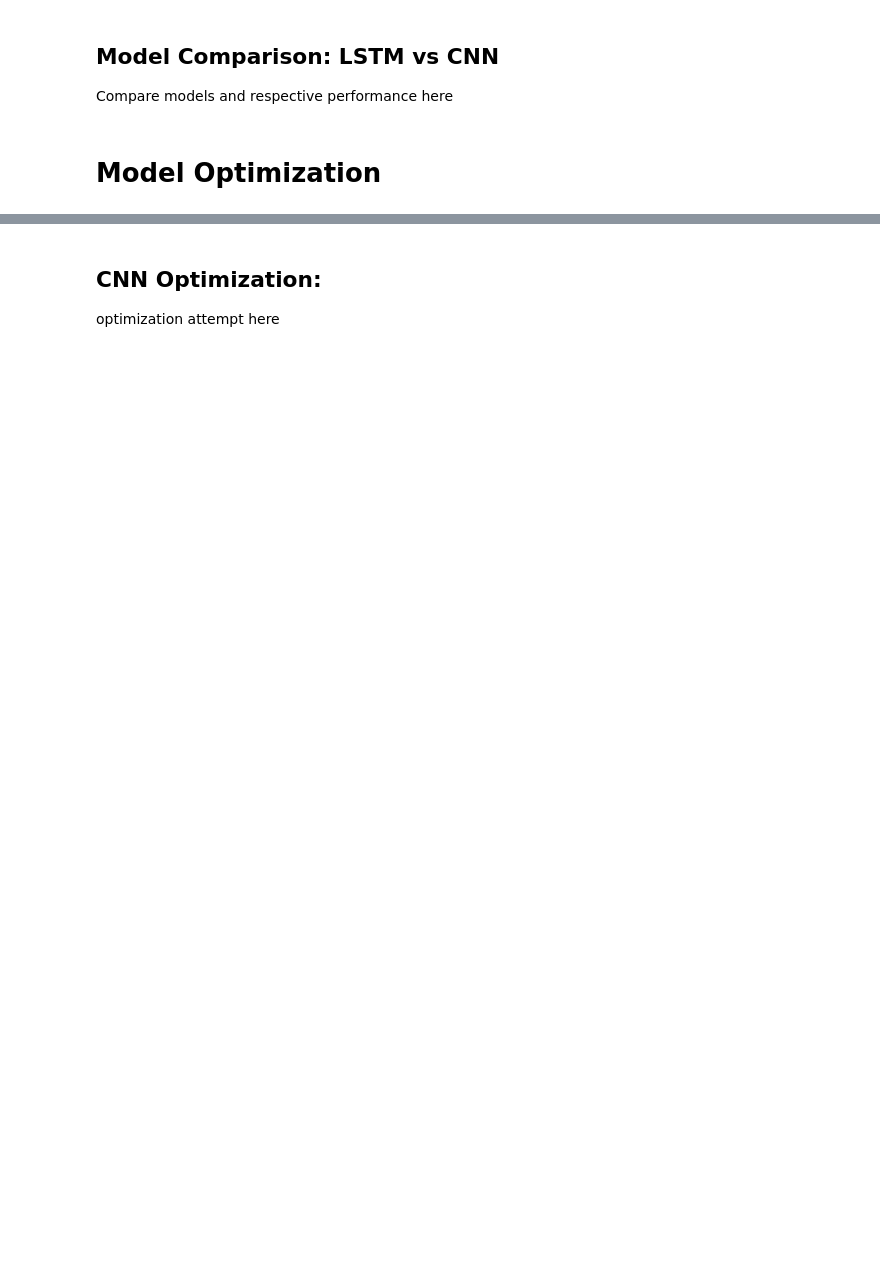
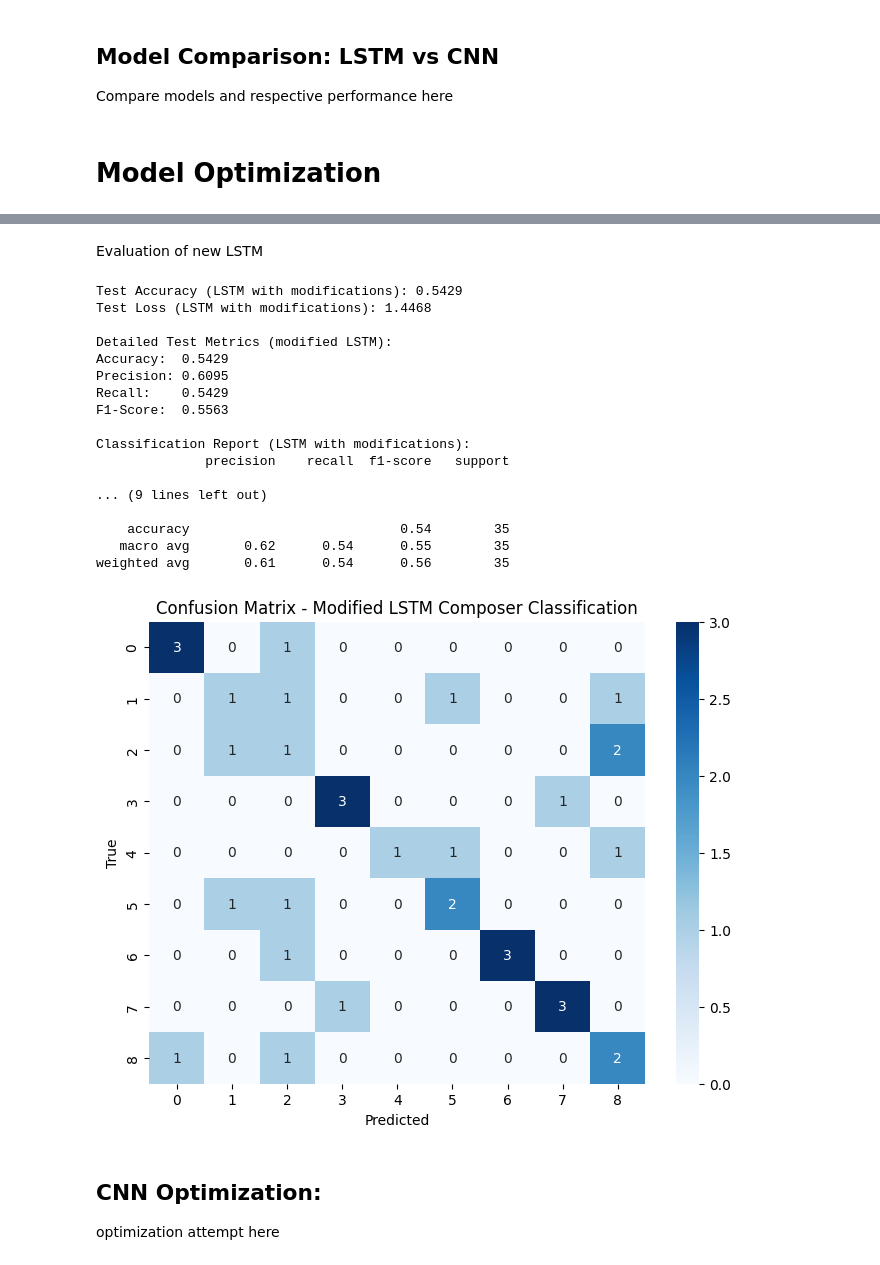
Before and after one commit to amarchini5339/AAI-511-group7, a Jupyter notebook: notebooks/Notebook-Team_7.ipynb, the cells around one changed output, grey strips where cells are left out. Drawn from its saved outputs; the diff is of its cells as text; code cells hidden in the pictures; blank space fills up the shorter version.

```diff
--- a/notebooks/Notebook-Team_7.ipynb
+++ b/notebooks/Notebook-Team_7.ipynb
@@ -553,3 +616,62 @@ history_bn = lstm_model_bn.fit(
+# %% [markdown]
+Evaluation of new LSTM
+# %%
+from sklearn.metrics import classification_report, confusion_matrix, accuracy_score, precision_score, recall_score, f1_score
+import seaborn as sns
+import matplotlib.pyplot as plt
+
+# Evaluate on test set
+test_loss_lstm_new, test_acc_lstm_new = lstm_model_new.evaluate(X_test, y_test, verbose=0)
+print(f"Test Accuracy (LSTM with modifications): {test_acc_lstm_new:.4f}")
+print(f"Test Loss (LSTM with modifications): {test_loss_lstm_new:.4f}")
+
+# Predictions
+y_pred_probs = lstm_model_new.predict(X_test, verbose=0)
+y_pred_lstm_new = np.argmax(y_pred_probs, axis=1)
+
+# Metrics
+accuracy_bn = accuracy_score(y_test, y_pred_lstm_new)
+precision_bn = precision_score(y_test, y_pred_lstm_new, average='weighted')
+recall_bn = recall_score(y_test, y_pred_lstm_new, average='weighted')
+f1_bn = f1_score(y_test, y_pred_lstm_new, average='weighted')
+
+print("\nDetailed Test Metrics (modified LSTM):")
+print(f"Accuracy:  {accuracy_bn:.4f}")
+print(f"Precision: {precision_bn:.4f}")
+print(f"Recall:    {recall_bn:.4f}")
+print(f"F1-Score:  {f1_bn:.4f}")
+
+# Classification report
+print("\nClassification Report (LSTM with modifications):")
+print(classification_report(y_test, y_pred_lstm_new))
+
+# Confusion matrix
+cm_bn = confusion_matrix(y_test, y_pred_lstm_new)
+plt.figure(figsize=(8, 6))
+sns.heatmap(cm_bn, annot=True, fmt='d', cmap='Blues')
+plt.title('Confusion Matrix - Modified LSTM Composer Classification')
+plt.xlabel('Predicted')
+plt.ylabel('True')
+plt.show()
+# %% [output]
+Test Accuracy (LSTM with modifications): 0.5429
+Test Loss (LSTM with modifications): 1.4468
+
+Detailed Test Metrics (modified LSTM):
+Accuracy:  0.5429
+Precision: 0.6095
+Recall:    0.5429
+F1-Score:  0.5563
+
+Classification Report (LSTM with modifications):
+              precision    recall  f1-score   support
+
+... (9 lines left out)
+
+    accuracy                           0.54        35
+   macro avg       0.62      0.54      0.55        35
+weighted avg       0.61      0.54      0.56        35
+[figure, added]
 # %% [markdown]
 ## CNN Optimization:
 
```
Also changed, not shown: parts of 17 cells of this notebook.
